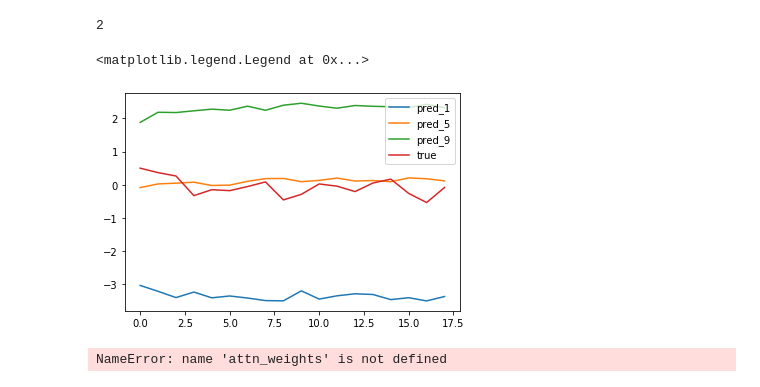
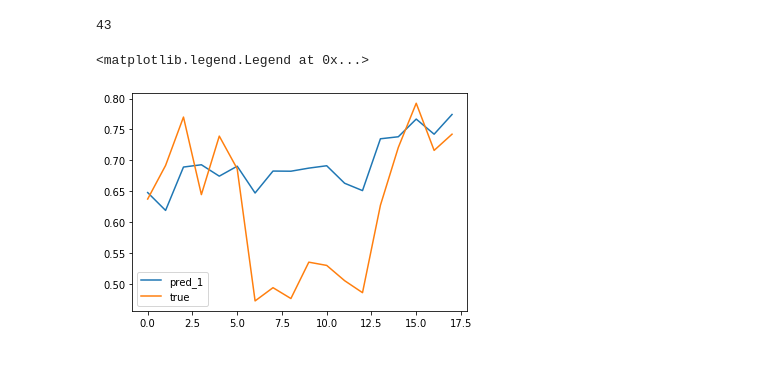
Before and after one commit to mavarick/tft, a Jupyter notebook: trainer.ipynb, the cells around one changed output. Cells and saved outputs as stored; diff of their text form; code cells hidden in the pictures.

Commit message:
TFT Model Update

```diff
--- a/trainer.ipynb
+++ b/trainer.ipynb
@@ -63,4 +86,5 @@ for batch in loader:
 # %%
-model = tft_model.TFT(fixed_params)
+importlib.reload(tft_model)
+model = tft_model.TFT(fixed_params).to(device)
 # %% [output]
 {'total_time_steps': 54, 'num_encoder_steps': 36, 'num_epochs': 100, 'early_stopping_patience': 5, 'multiprocessing_workers': 5, 'column_definition': [('id', <DataTypes.CATEGORICAL: 1>, <InputTypes.ID ...
@@ -71,22 +93,30 @@ model = tft_model.TFT(fixed_params)
 # %%
-q_loss_func = tft_model.QuantileLoss([0.1,0.5,0.9])
+q_loss_func = tft_model.QuantileLoss([0.5])
+# import sys
+# sys.path.append('/home/arda/Desktop/thesis/')
+# from loss_modules import PinballLoss
+# q_loss_func = PinballLoss(0.45, device)
 optimizer = optim.Adam(model.parameters(), lr=0.0001)
 # %%
 model.train()
-epochs=100
+epochs=150
 losses = []
 for i in range(epochs):
     epoch_loss = []
-    j=0
-    for batch in loader:
+    progress_bar = tqdm(enumerate(loader), total=len(loader))
+    for batch_num, batch in progress_bar:
+        optimizer.zero_grad()
         output, all_inputs, attention_components = model(batch['inputs'])
-        loss= q_loss_func(output[:,:,:].view(-1,3), batch['outputs'][:,:,0].flatten().float())
+        loss= q_loss_func(output[:,:,:].view(-1,1), batch['outputs'][:,:,0].flatten().float().to(device))
+#         loss= q_loss_func(output[:,:,:].squeeze(2), batch['outputs'][:,:,0].float().to(device))
         loss.backward()
+        torch.nn.utils.clip_grad_norm_(model.parameters(), fixed_params['max_gradient_norm'])
         optimizer.step()
         epoch_loss.append(loss.item())
-        j+=1
-        if j>5:
-            break
+
     losses.append(np.mean(epoch_loss))
+    if loss.item() <= min(losses):
+        torch.save(model.state_dict(), 'm4_best_model_smape_loss.pth')
+
     print(np.mean(epoch_loss))
 # %% [output]
@@ -120,22 +136,16 @@ KeyboardInterrupt:
-# %%
-output, all_inputs, attention_components = model(batch['inputs'])
 # %%
 import matplotlib.pyplot as plt
 import numpy as np
 
 ind = np.random.choice(64)
 print(ind)
 plt.plot(output[ind,:,0].detach().cpu().numpy(), label='pred_1')
-plt.plot(output[ind,:,1].detach().cpu().numpy(), label='pred_5')
-plt.plot(output[ind,:,2].detach().cpu().numpy(), label='pred_9')
+# plt.plot(output[ind,:,1].detach().cpu().numpy(), label='pred_5')
+# plt.plot(output[ind,:,2].detach().cpu().numpy(), label='pred_9')
 
 plt.plot(batch['outputs'][ind,:,0], label='true')
 plt.legend()
 # %% [output]
-2
+43
 <matplotlib.legend.Legend at 0x...>
-[figure, old version]
+[figure, new version]
-# %%
-attn_weights.shape
-# %% [output]
-NameError: name 'attn_weights' is not defined
```
Also changed, not shown: parts of 16 cells of this notebook, 8 other files.
